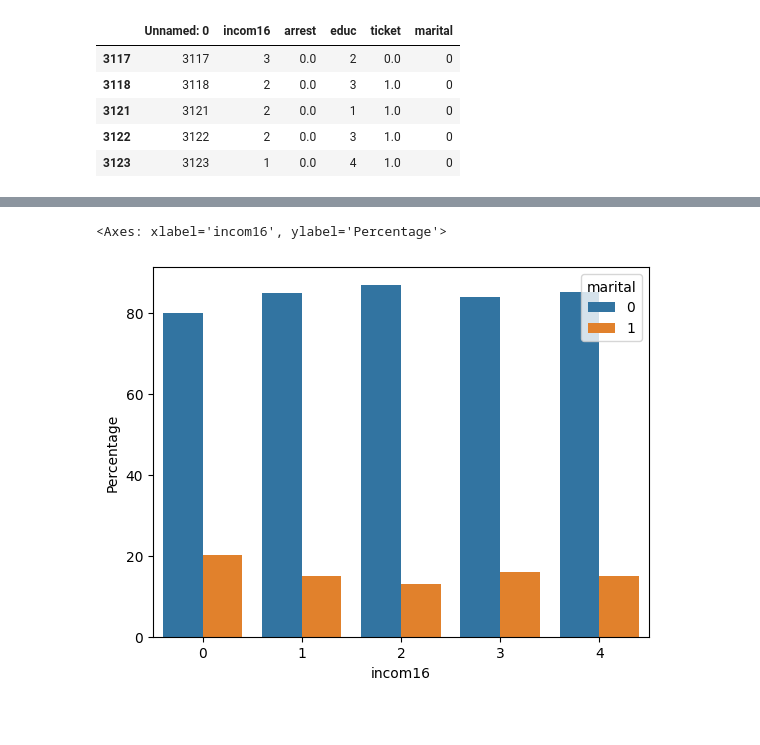
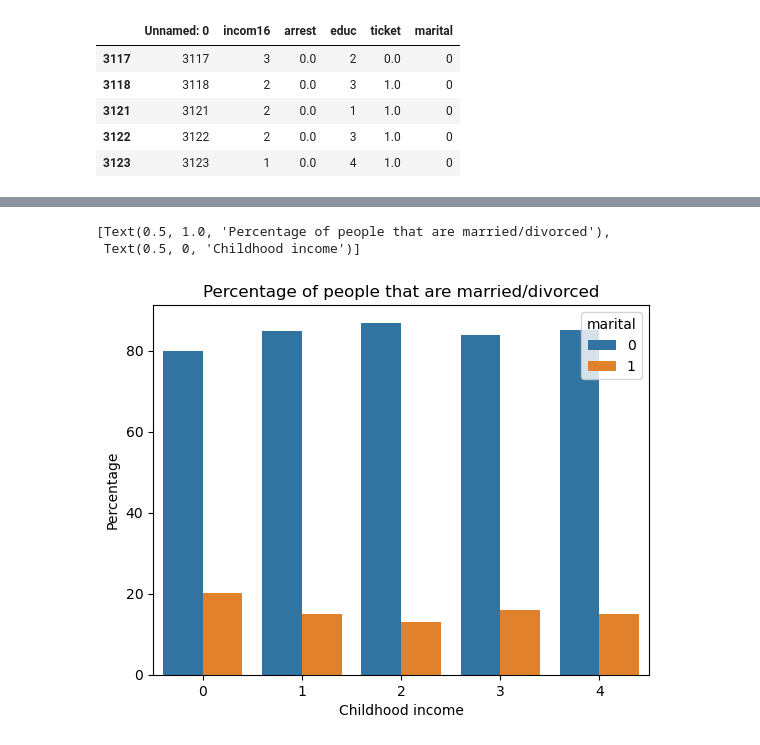
Before and after one commit to DS3001/group24, a Jupyter notebook: lab1_graphs.ipynb, the cells around one changed output, grey strips where cells are left out. Drawn from its saved outputs; the diff is of its cells as text; code cells hidden in the pictures; blank space fills up the shorter version.

```diff
--- a/lab1_graphs.ipynb
+++ b/lab1_graphs.ipynb
@@ -183,18 +206,19 @@ sns.barplot(data=percentage_data, x=var1, y="Percentage", hue=var3)
 # %%
 # Incom16 grouped by divorce
 #group_by = 'incom16'
 #var = 'marital'
 #df_wide = df.pivot(columns=group_by,values=var)
 #df_wide.plot.density()
 #df_wide.loc[:,['0','1','2','3','4']].plot.density()
 #df.groupby(['incom16','marital']).size().unstack().plot(kind='bar',stacked=True)
 
 grouped_data = df.groupby([var1, var5]).size().unstack()
 percentage_data = grouped_data.apply(calculate_percentages, axis=1).stack().reset_index(name="Percentage")
 
-sns.barplot(data=percentage_data, x=var1, y="Percentage", hue=var5)
+sns.barplot(data=percentage_data, x=var1, y="Percentage", hue=var5).set(title='Percentage of people that are married/divorced', xlabel = 'Childhood income')
 
 #get divorce percentages GIVEN person is married
 # %% [output]
-<Axes: xlabel='incom16', ylabel='Percentage'>
+[Text(0.5, 1.0, 'Percentage of people that are married/divorced'),
+ Text(0.5, 0, 'Childhood income')]
-[figure, old version]
+[figure, new version]
```
Also changed, not shown: parts of 6 cells of this notebook.
